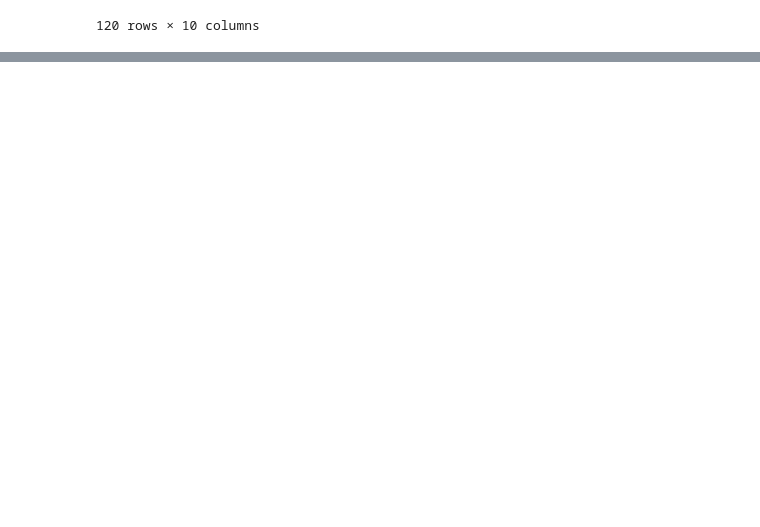
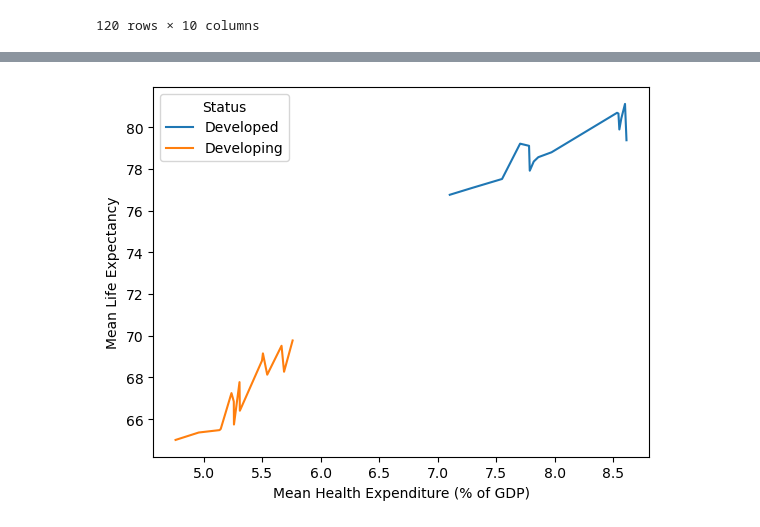
Before and after one commit to rachj14/project-one, a Jupyter notebook: life-expectancy.ipynb, the cells around one changed output, grey strips where cells are left out. Saved outputs shown, nothing was run; the diff lists cells and outputs as text; code cells hidden in the pictures; blank space fills up the shorter version.

```diff
--- a/life-expectancy.ipynb
+++ b/life-expectancy.ipynb
@@ -56,0 +100,7 @@ gender_region_df
+# %%
+# Group by year and status against mean values
+year_status_grouped = merged_health_expend.groupby(["Year", "Status"])
+life_expect_grouped = pd.DataFrame(year_status_grouped[["Life expectancy", "Health Expenditure (GDP)", "Total expenditure"]].mean())
+life_expect_grouped = life_expect_grouped.rename(columns={"Life expectancy": "Mean Life Expectancy", "Health Expenditure (GDP)": "Mean Health Expenditure (% of GDP)", "Total expenditure": "Mean Health Expenditure (% of gov expend)"})
+life_expect_grouped = life_expect_grouped.sort_values(by="Year", ascending=False)
+life_expect_grouped
@@ -56,0 +151,10 @@ gender_region_df
+# %%
+# Life expectancy vs. Health expenditure - developed vs. developing view
+merged_pivot = pd.pivot_table(life_expect_grouped,
+                              values="Mean Life Expectancy",
+                              index="Mean Health Expenditure (% of GDP)",
+                              columns="Status")
+merged_pivot.plot(ylabel="Mean Life Expectancy")
+plt.show()
+# %% [output]
+[figure, added]
```
Also changed, not shown: parts of 16 cells of this notebook, 3 other files.
